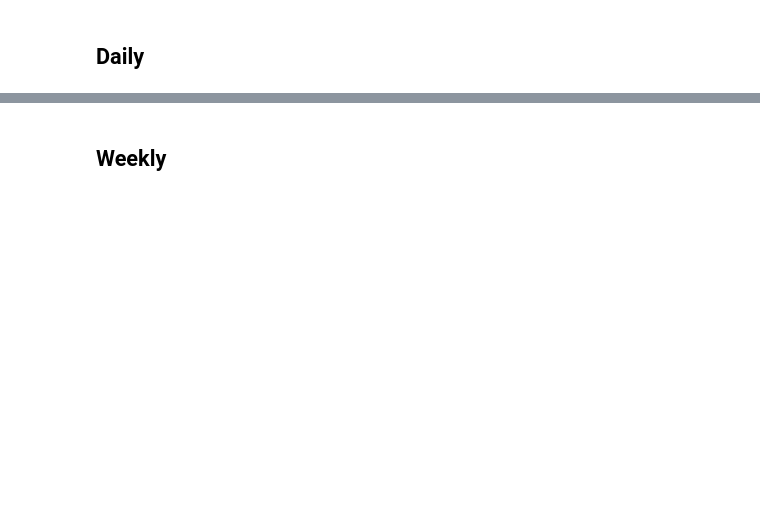
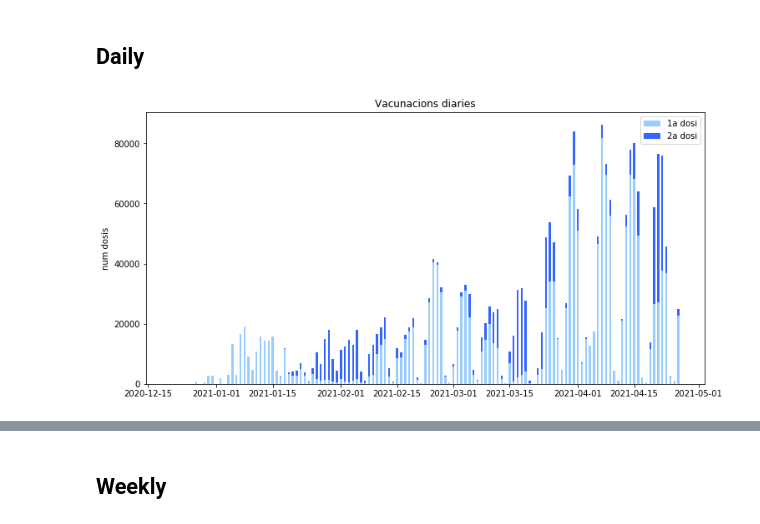
Before and after one commit to nauQs/vacunacions, a Jupyter notebook: vacunacioCAT.ipynb, the cells around one changed output, grey strips where cells are left out. Cells and saved outputs as stored; diff of their text form; code cells hidden in the pictures; blank space fills up the shorter version.

```diff
--- a/vacunacioCAT.ipynb
+++ b/vacunacioCAT.ipynb
@@ -42,5 +44,17 @@ df.head()
 # %% [markdown]
 ## Daily
+# %%
+vac_cols = ["VACUNATS_DOSI_1", "VACUNATS_DOSI_2"]
+vd = df.groupby("DATA", as_index=False)[vac_cols].sum()
+fig, ax = plt.subplots(figsize=(12,6))
+p1 = ax.bar(vd.DATA, vd.VACUNATS_DOSI_1, width=0.5, color = [(0.6, 0.8, 1)], label='1a dosi')
+p2 = ax.bar(vd.DATA, vd.VACUNATS_DOSI_2, width=0.5, bottom=vd.VACUNATS_DOSI_1, color=[(0.2, 0.4, 1)], label='2a dosi')
+ax.set_title("Vacunacions diaries")
+ax.set_ylabel("num dosis")
+ax.legend()
+plt.show()
+# %% [output]
+[figure, added]
 # %%
 vac_cols = ["VACUNATS_DOSI_1", "VACUNATS_DOSI_2"]
 vd = df.groupby("DATA", as_index=False)[vac_cols].sum()
```
Also changed, not shown: parts of 13 cells of this notebook.
